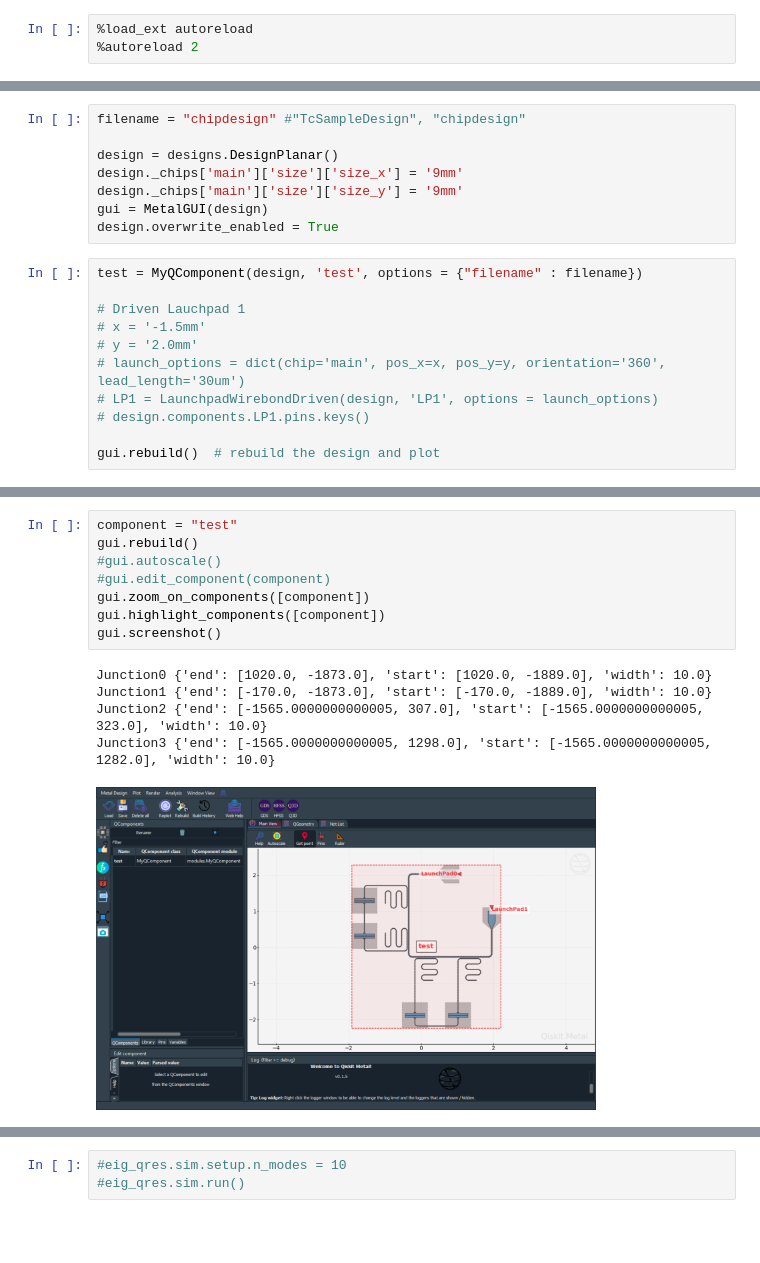
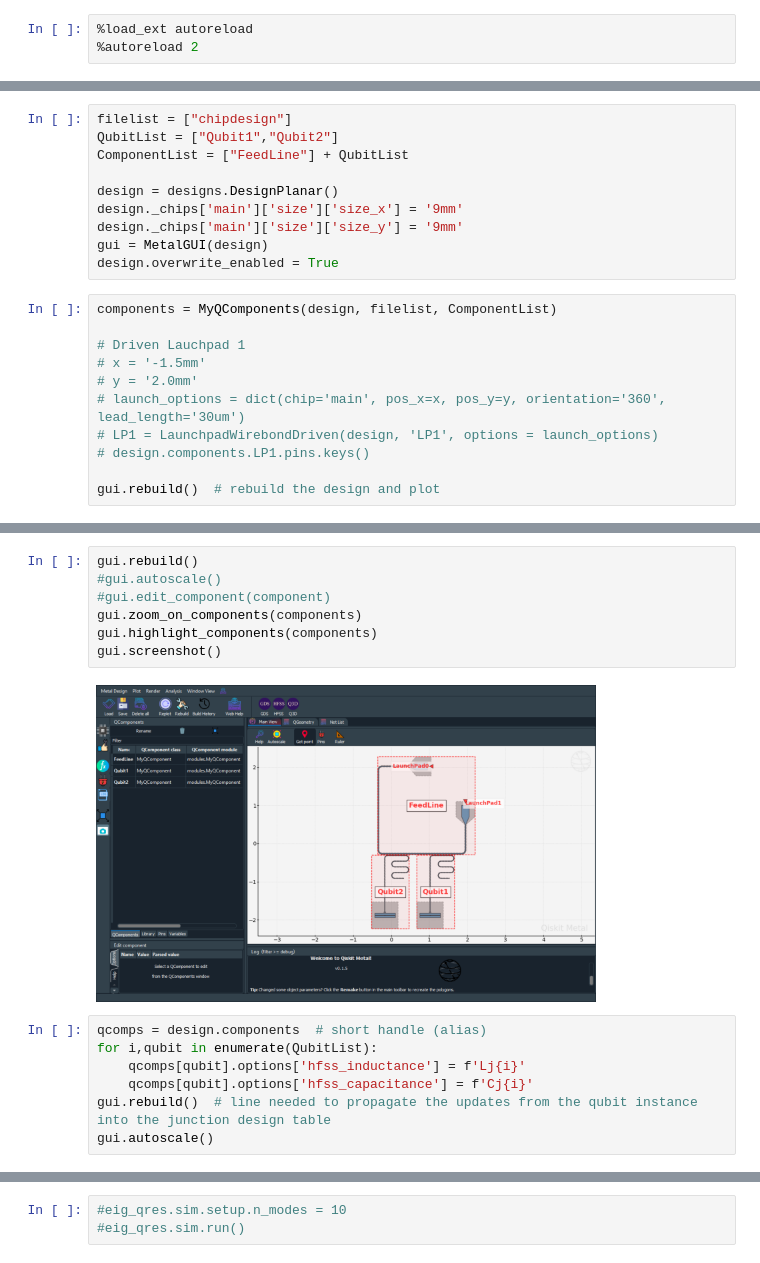
Before and after one commit to yminononono/qiskit-metal, a Jupyter notebook: ymino/EPRwithCustomGDS.ipynb, the cells around one changed output, grey strips where cells are left out. Drawn from its saved outputs; the diff is of its cells as text; blank space fills up the shorter version.

```diff
--- a/ymino/EPRwithCustomGDS.ipynb
+++ b/ymino/EPRwithCustomGDS.ipynb
@@ -19,7 +19,9 @@ from qiskit_metal.analyses.simulation import ScatteringImpedanceSim
 from qiskit_metal.analyses.sweep_and_optimize.sweeping import Sweeping
 import pyEPR as epr
 # %%
-filename = "chipdesign" #"TcSampleDesign", "chipdesign"
+filelist = ["chipdesign"]
+QubitList = ["Qubit1","Qubit2"]
+ComponentList = ["FeedLine"] + QubitList
 
 design = designs.DesignPlanar()
 design._chips['main']['size']['size_x'] = '9mm'
@@ -27,7 +29,7 @@ design._chips['main']['size']['size_y'] = '9mm'
 gui = MetalGUI(design)
 design.overwrite_enabled = True
 # %%
-test = MyQComponent(design, 'test', options = {"filename" : filename})
+components = MyQComponents(design, filelist, ComponentList)
 
 # Driven Lauchpad 1
 # x = '-1.5mm'
@@ -49,17 +42,19 @@ Junction3 {'end': [-1565.0000000000005, 1298.0], 'start': [-1565.0000000000005,
 # %%
-component = "test"
 gui.rebuild()
 #gui.autoscale()
 #gui.edit_component(component)
-gui.zoom_on_components([component])
-gui.highlight_components([component])
+gui.zoom_on_components(components)
+gui.highlight_components(components)
 gui.screenshot()
 # %% [output]
-Junction0 {'end': [1020.0, -1873.0], 'start': [1020.0, -1889.0], 'width': 10.0}
-Junction1 {'end': [-170.0, -1873.0], 'start': [-170.0, -1889.0], 'width': 10.0}
-Junction2 {'end': [-1565.0000000000005, 307.0], 'start': [-1565.0000000000005, 323.0], 'width': 10.0}
-Junction3 {'end': [-1565.0000000000005, 1298.0], 'start': [-1565.0000000000005, 1282.0], 'width': 10.0}
-[figure, old version]
+[figure, new version]
+# %%
+qcomps = design.components  # short handle (alias)
+for i,qubit in enumerate(QubitList):
+    qcomps[qubit].options['hfss_inductance'] = f'Lj{i}'
+    qcomps[qubit].options['hfss_capacitance'] = f'Cj{i}'
+gui.rebuild()  # line needed to propagate the updates from the qubit instance into the junction design table
+gui.autoscale()
 # %%
 eig_qres = EPRanalysis(design, "hfss")
 # example: update single setting
```
Also changed, not shown: parts of 20 cells of this notebook, 2 other files.
